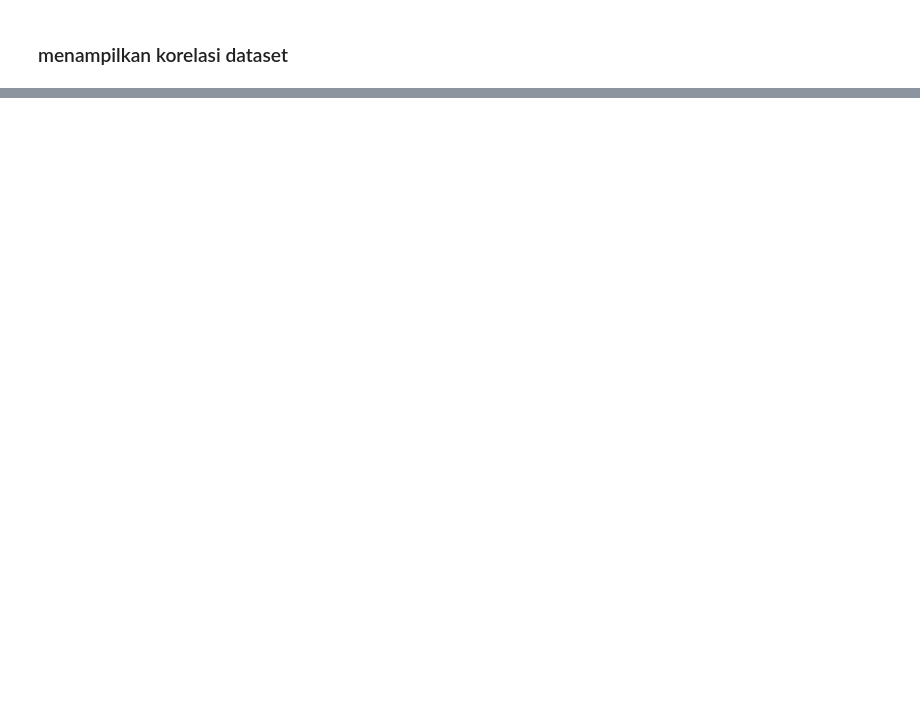
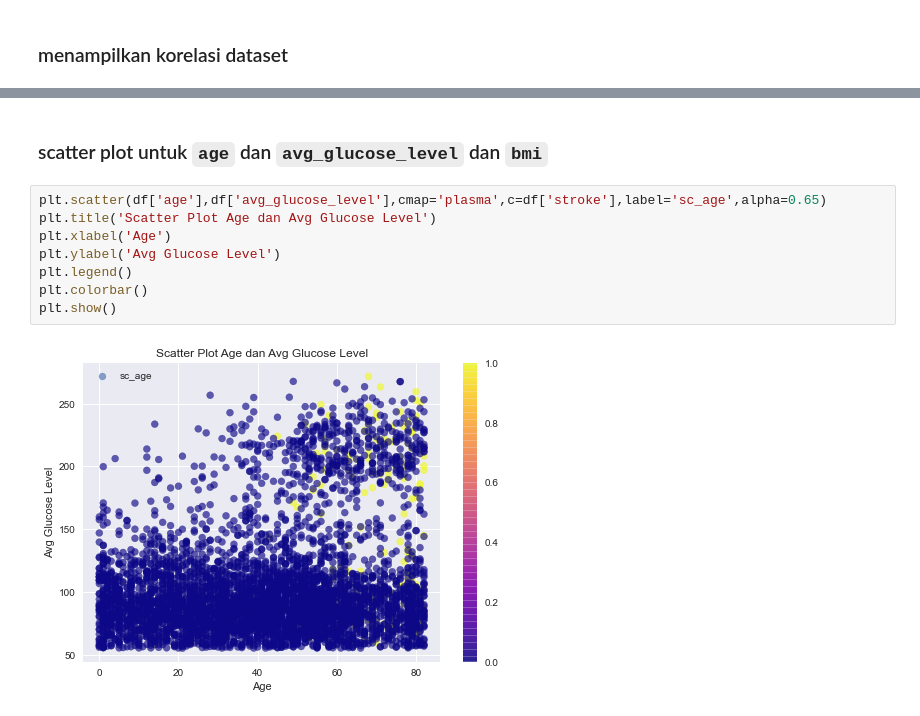
Before and after one commit to AgungYogaSetiawan/Kumpulan-Latihan-Data-Science, a Jupyter notebook: Latihan Data Science/Stroke Prediction.ipynb, the cells around one changed output, grey strips where cells are left out. Cells and saved outputs as stored; diff of their text form; blank space fills up the shorter version.

```diff
--- a/Latihan Data Science/Stroke Prediction.ipynb
+++ b/Latihan Data Science/Stroke Prediction.ipynb
@@ -95,0 +372,12 @@ sns.heatmap(df.corr())
+# %% [markdown]
+### scatter plot untuk `age` dan `avg_glucose_level` dan `bmi`
+# %%
+plt.scatter(df['age'],df['avg_glucose_level'],cmap='plasma',c=df['stroke'],label='sc_age',alpha=0.65)
+plt.title('Scatter Plot Age dan Avg Glucose Level')
+plt.xlabel('Age')
+plt.ylabel('Avg Glucose Level')
+plt.legend()
+plt.colorbar()
+plt.show()
+# %% [output]
+[figure, added]
```
Also changed, not shown: parts of 49 cells of this notebook.
